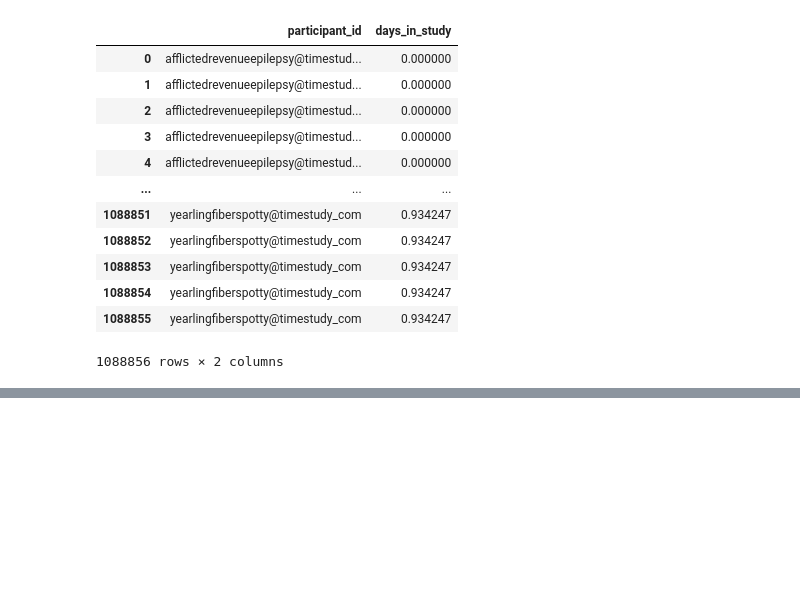
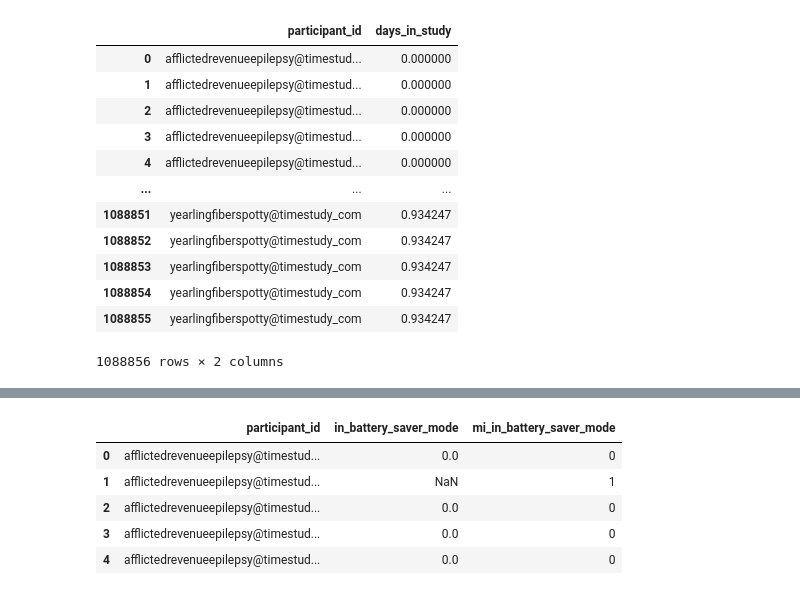
Before and after one commit to adityaponnada/real_time_prompting, a Jupyter notebook: feature_selection_normalization.ipynb, the cells around one changed output, grey strips where cells are left out. Drawn from its saved outputs; the diff is of its cells as text; code cells hidden in the pictures; blank space fills up the shorter version.

```diff
--- a/feature_selection_normalization.ipynb
+++ b/feature_selection_normalization.ipynb
@@ -445,0 +450,9 @@ else:
+# %%
+raw_feature_df_encoded[['participant_id', 'in_battery_saver_mode', 'mi_in_battery_saver_mode']].head()
+# %% [output]
+|  | participant_id | in_battery_saver_mode | mi_in_battery_saver_mode |
+| 0 | afflictedrevenueepilepsy@timestud... | 0.0 | 0 |
+| 1 | afflictedrevenueepilepsy@timestud... | NaN | 1 |
+| 2 | afflictedrevenueepilepsy@timestud... | 0.0 | 0 |
+| 3 | afflictedrevenueepilepsy@timestud... | 0.0 | 0 |
+| 4 | afflictedrevenueepilepsy@timestud... | 0.0 | 0 |
```
Also changed, not shown: parts of 3 cells of this notebook.
